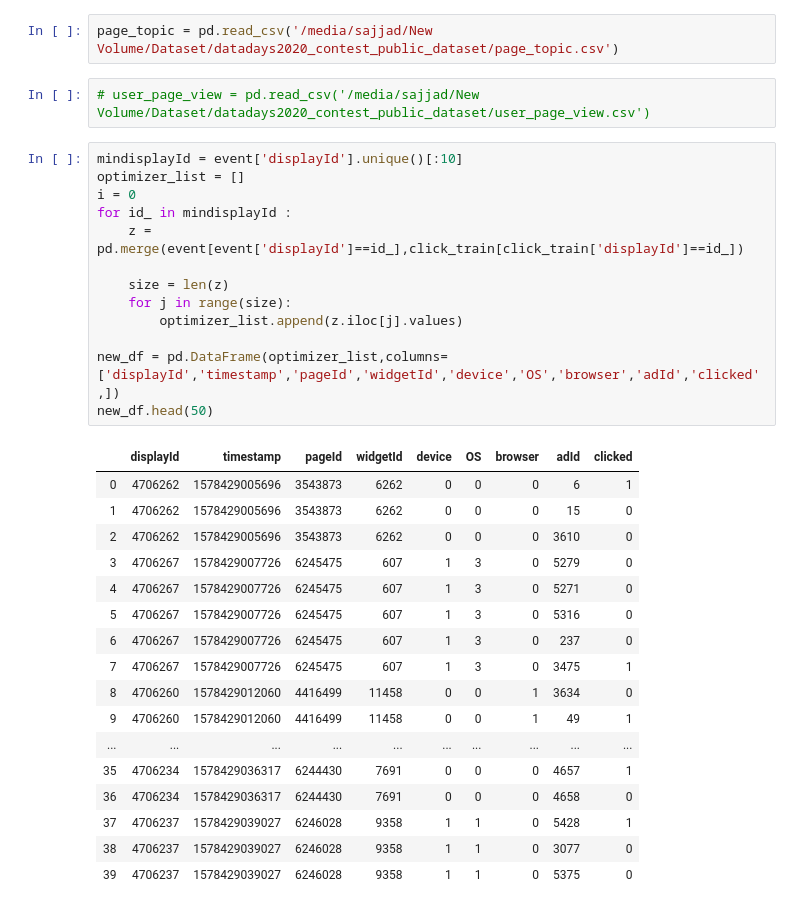
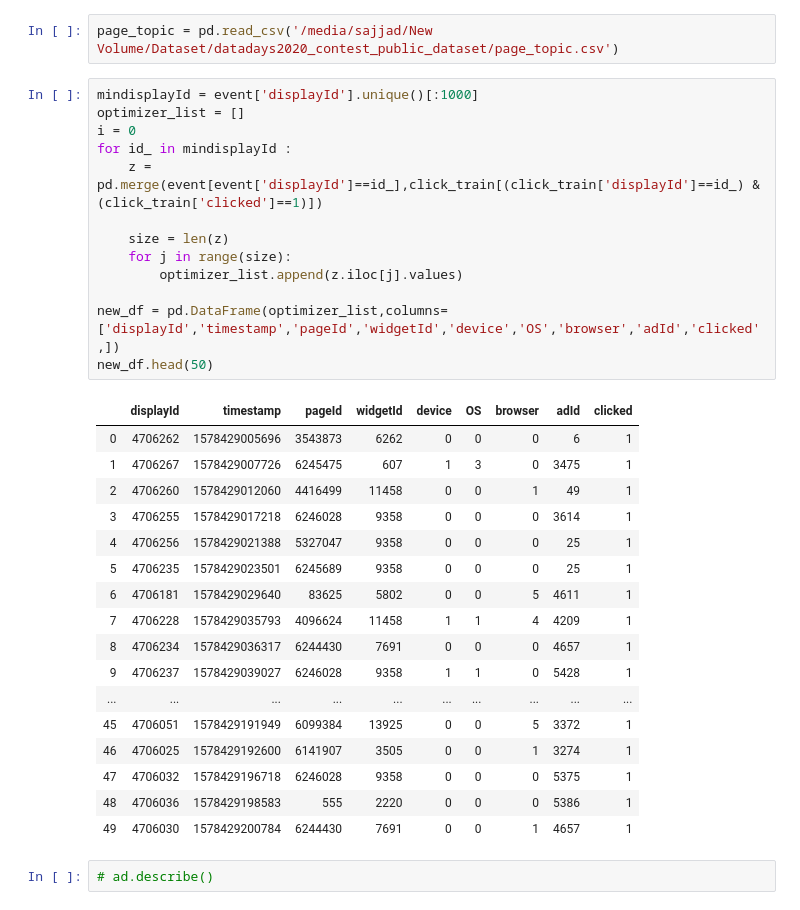
Before and after one commit to sajjad-yazdanparast/data-days, a Jupyter notebook: main.ipynb, the cells around one changed output. Saved outputs shown, nothing was run; the diff lists cells and outputs as text.

```diff
--- a/main.ipynb
+++ b/main.ipynb
@@ -24,36 +22,36 @@ event.drop('userId',axis=1,inplace=True)
 page = pd.read_csv('/media/sajjad/New Volume/Dataset/datadays2020_contest_public_dataset/page.csv')
 # %%
 page_topic = pd.read_csv('/media/sajjad/New Volume/Dataset/datadays2020_contest_public_dataset/page_topic.csv')
-# %%
-# user_page_view = pd.read_csv('/media/sajjad/New Volume/Dataset/datadays2020_contest_public_dataset/user_page_view.csv')
 # %%
-mindisplayId = event['displayId'].unique()[:10]
+mindisplayId = event['displayId'].unique()[:1000]
 optimizer_list = []
 i = 0
 for id_ in mindisplayId :
-    z = pd.merge(event[event['displayId']==id_],click_train[click_train['displayId']==id_])
+    z = pd.merge(event[event['displayId']==id_],click_train[(click_train['displayId']==id_) & (click_train['clicked']==1)])
 
     size = len(z)
     for j in range(size):
         optimizer_list.append(z.iloc[j].values)
 
 new_df = pd.DataFrame(optimizer_list,columns=['displayId','timestamp','pageId','widgetId','device','OS','browser','adId','clicked',])
 new_df.head(50)
 # %% [output]
 |  | displayId | timestamp | pageId | widgetId | device | OS | browser | adId | clicked |
 | 0 | 4706262 | 1578429005696 | 3543873 | 6262 | 0 | 0 | 0 | 6 | 1 |
-| 1 | 4706262 | 1578429005696 | 3543873 | 6262 | 0 | 0 | 0 | 15 | 0 |
-| 2 | 4706262 | 1578429005696 | 3543873 | 6262 | 0 | 0 | 0 | 3610 | 0 |
-| 3 | 4706267 | 1578429007726 | 6245475 | 607 | 1 | 3 | 0 | 5279 | 0 |
-| 4 | 4706267 | 1578429007726 | 6245475 | 607 | 1 | 3 | 0 | 5271 | 0 |
-| 5 | 4706267 | 1578429007726 | 6245475 | 607 | 1 | 3 | 0 | 5316 | 0 |
-| 6 | 4706267 | 1578429007726 | 6245475 | 607 | 1 | 3 | 0 | 237 | 0 |
-| 7 | 4706267 | 1578429007726 | 6245475 | 607 | 1 | 3 | 0 | 3475 | 1 |
-| 8 | 4706260 | 1578429012060 | 4416499 | 11458 | 0 | 0 | 1 | 3634 | 0 |
-| 9 | 4706260 | 1578429012060 | 4416499 | 11458 | 0 | 0 | 1 | 49 | 1 |
+| 1 | 4706267 | 1578429007726 | 6245475 | 607 | 1 | 3 | 0 | 3475 | 1 |
+| 2 | 4706260 | 1578429012060 | 4416499 | 11458 | 0 | 0 | 1 | 49 | 1 |
+| 3 | 4706255 | 1578429017218 | 6246028 | 9358 | 0 | 0 | 0 | 3614 | 1 |
+| 4 | 4706256 | 1578429021388 | 5327047 | 9358 | 0 | 0 | 0 | 25 | 1 |
+| 5 | 4706235 | 1578429023501 | 6245689 | 9358 | 0 | 0 | 0 | 25 | 1 |
+| 6 | 4706181 | 1578429029640 | 83625 | 5802 | 0 | 0 | 5 | 4611 | 1 |
+| 7 | 4706228 | 1578429035793 | 4096624 | 11458 | 1 | 1 | 4 | 4209 | 1 |
+| 8 | 4706234 | 1578429036317 | 6244430 | 7691 | 0 | 0 | 0 | 4657 | 1 |
+| 9 | 4706237 | 1578429039027 | 6246028 | 9358 | 1 | 1 | 0 | 5428 | 1 |
 | ... | ... | ... | ... | ... | ... | ... | ... | ... | ... |
-| 35 | 4706234 | 1578429036317 | 6244430 | 7691 | 0 | 0 | 0 | 4657 | 1 |
-| 36 | 4706234 | 1578429036317 | 6244430 | 7691 | 0 | 0 | 0 | 4658 | 0 |
-| 37 | 4706237 | 1578429039027 | 6246028 | 9358 | 1 | 1 | 0 | 5428 | 1 |
-| 38 | 4706237 | 1578429039027 | 6246028 | 9358 | 1 | 1 | 0 | 3077 | 0 |
-| 39 | 4706237 | 1578429039027 | 6246028 | 9358 | 1 | 1 | 0 | 5375 | 0 |
+| 45 | 4706051 | 1578429191949 | 6099384 | 13925 | 0 | 0 | 5 | 3372 | 1 |
+| 46 | 4706025 | 1578429192600 | 6141907 | 3505 | 0 | 0 | 1 | 3274 | 1 |
+| 47 | 4706032 | 1578429196718 | 6246028 | 9358 | 0 | 0 | 0 | 5375 | 1 |
+| 48 | 4706036 | 1578429198583 | 555 | 2220 | 0 | 0 | 0 | 5386 | 1 |
+| 49 | 4706030 | 1578429200784 | 6244430 | 7691 | 0 | 0 | 1 | 4657 | 1 |
+# %%
+# ad.describe()
```
Also changed, not shown: parts of 10 cells of this notebook, 1 other file.
